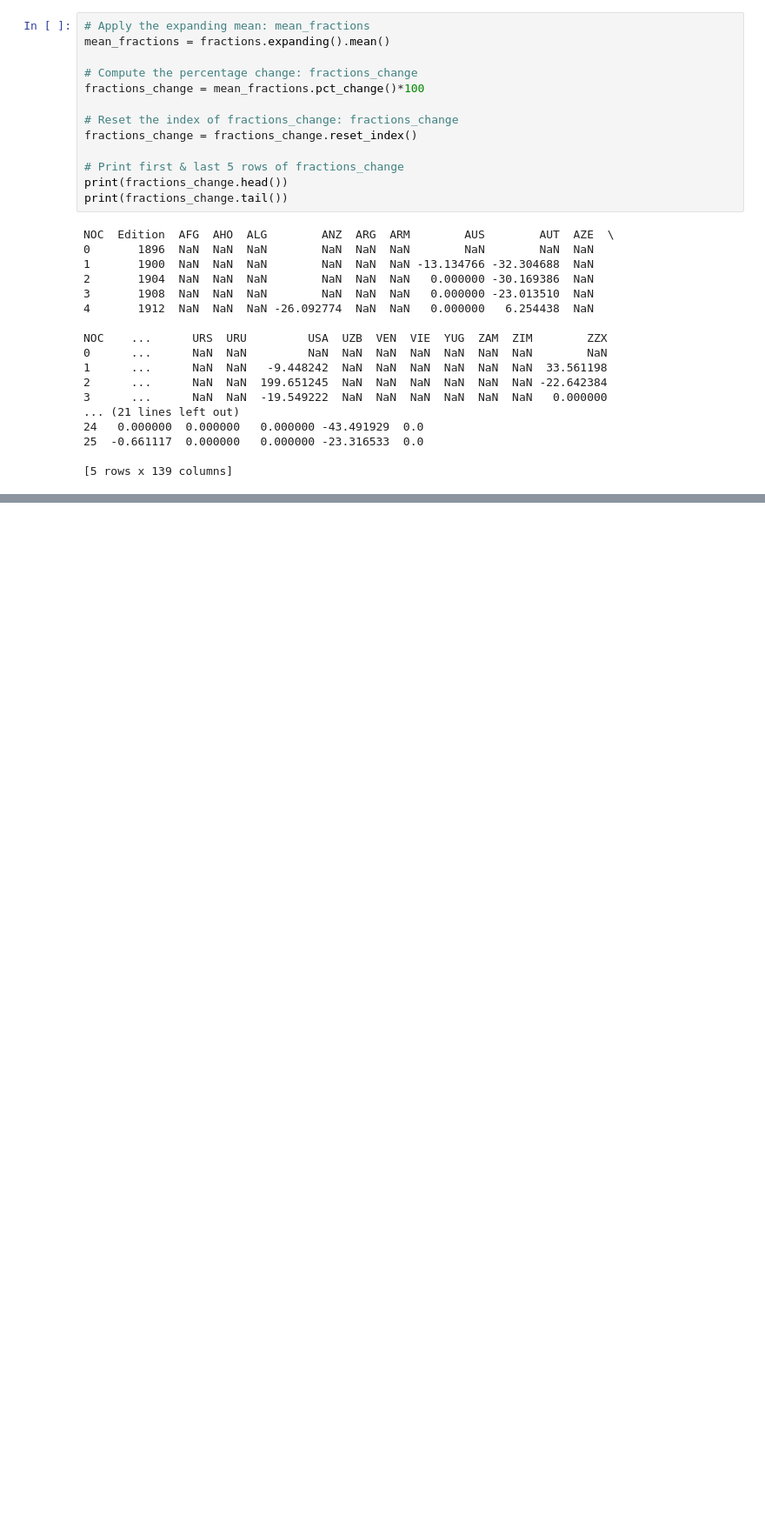
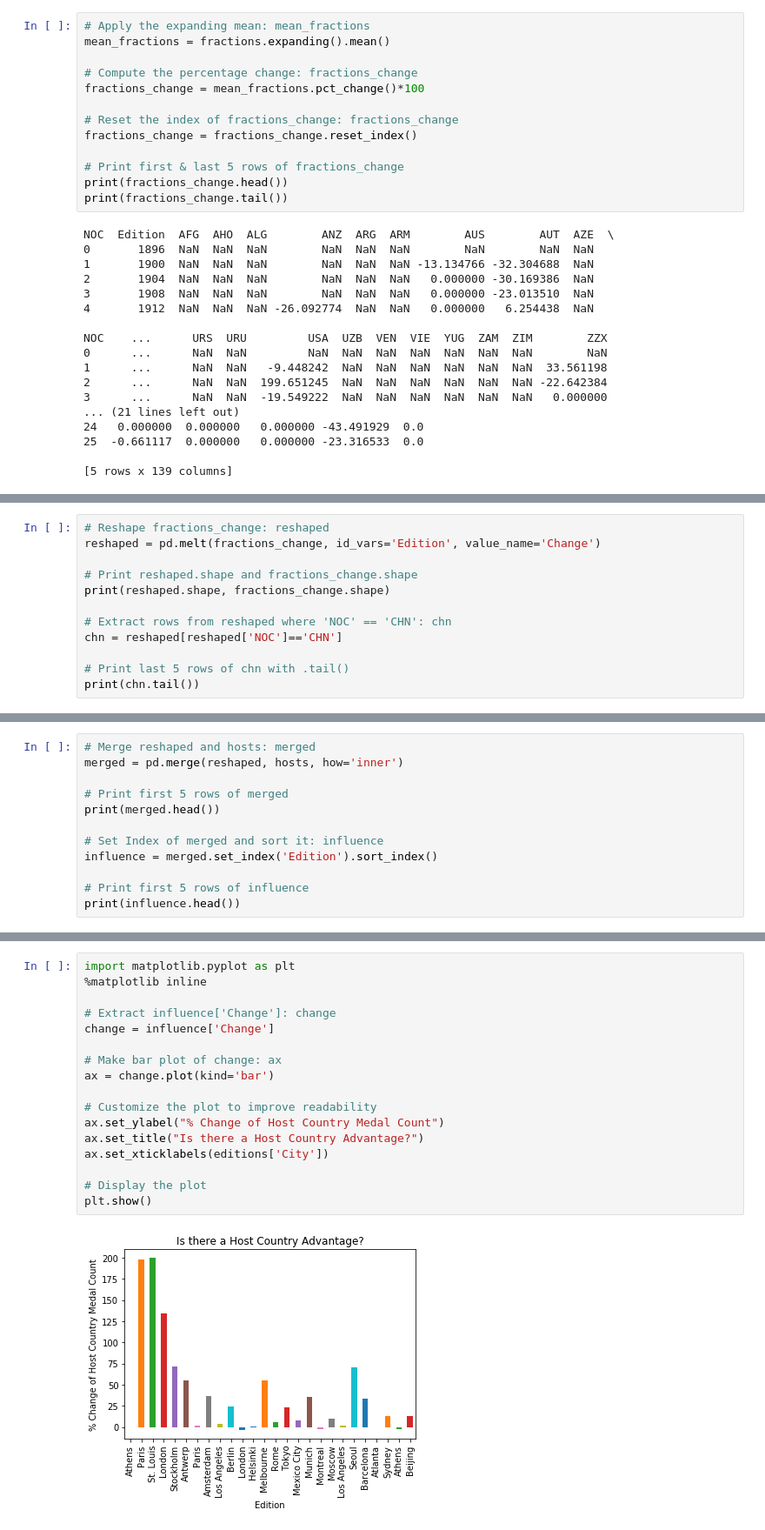
Before and after one commit to mitabunov/DataCamp_pony, a Jupyter notebook: 10_merging_DataFrames/04_Case_study-Summer_Olympics.ipynb, the cells around one changed output, grey strips where cells are left out. Shown: that part at 87% size. Drawn from its saved outputs; the diff is of its cells as text; blank space fills up the shorter version.

Commit message:
Updated Case Study - Summer Olympics in Merging DataFrames
Includes:
3. Reshaping and plotting

Added 26 edition files in datasets

```diff
--- a/10_merging_DataFrames/04_Case_study-Summer_Olympics.ipynb
+++ b/10_merging_DataFrames/04_Case_study-Summer_Olympics.ipynb
@@ -319,0 +393,12 @@ NOC    ...      URS  URU         USA  UZB  VEN  VIE  YUG  ZAM  ZIM        ZZX
+# %%
+# Reshape fractions_change: reshaped
+reshaped = pd.melt(fractions_change, id_vars='Edition', value_name='Change')
+
+# Print reshaped.shape and fractions_change.shape
+print(reshaped.shape, fractions_change.shape)
+
+# Extract rows from reshaped where 'NOC' == 'CHN': chn
+chn = reshaped[reshaped['NOC']=='CHN']
+
+# Print last 5 rows of chn with .tail()
+print(chn.tail())
@@ -319,0 +428,12 @@ NOC    ...      URS  URU         USA  UZB  VEN  VIE  YUG  ZAM  ZIM        ZZX
+# %%
+# Merge reshaped and hosts: merged
+merged = pd.merge(reshaped, hosts, how='inner')
+
+# Print first 5 rows of merged
+print(merged.head())
+
+# Set Index of merged and sort it: influence
+influence = merged.set_index('Edition').sort_index()
+
+# Print first 5 rows of influence
+print(influence.head())
@@ -319,0 +466,19 @@ NOC    ...      URS  URU         USA  UZB  VEN  VIE  YUG  ZAM  ZIM        ZZX
+# %%
+import matplotlib.pyplot as plt
+%matplotlib inline
+
+# Extract influence['Change']: change
+change = influence['Change']
+
+# Make bar plot of change: ax
+ax = change.plot(kind='bar')
+
+# Customize the plot to improve readability
+ax.set_ylabel("% Change of Host Country Medal Count")
+ax.set_title("Is there a Host Country Advantage?")
+ax.set_xticklabels(editions['City'])
+
+# Display the plot
+plt.show()
+# %% [output]
+[figure, added]
```
Also changed, not shown: parts of 9 cells of this notebook, 26 other files.
